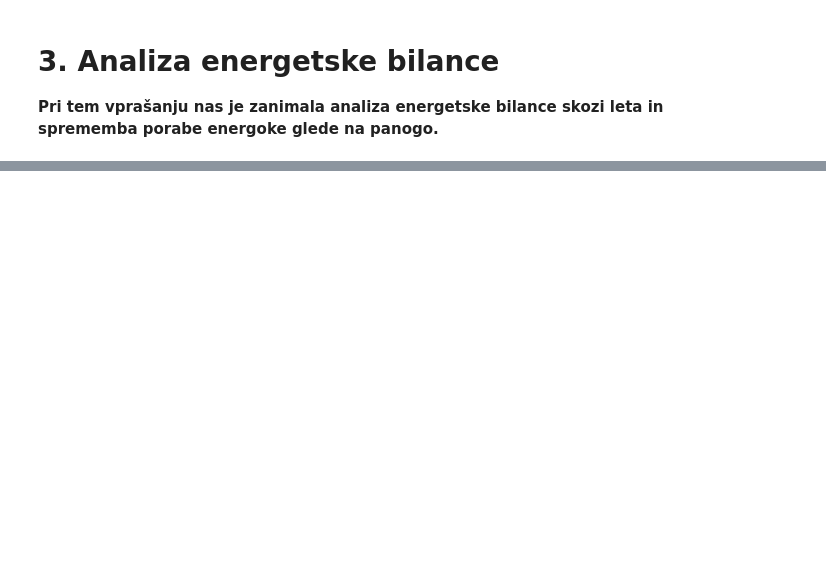
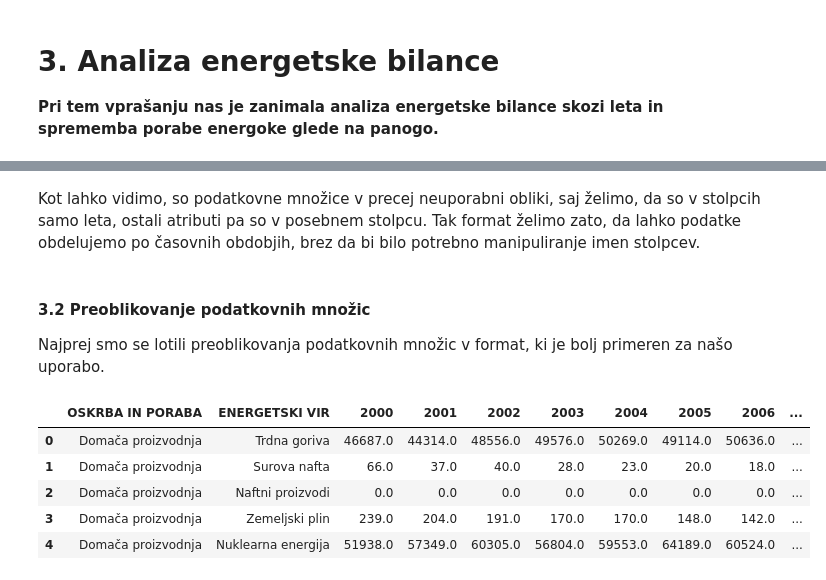
Before and after one commit to cugalord/PR21_NVZ-LS-BK-NZ, a Jupyter notebook: src/energy_balance_analysis.ipynb, the cells around one changed output, grey strips where cells are left out. Cells and saved outputs as stored; diff of their text form; code cells hidden in the pictures; blank space fills up the shorter version.

```diff
--- a/src/energy_balance_analysis.ipynb
+++ b/src/energy_balance_analysis.ipynb
@@ -44,0 +35,47 @@ Energetska poraba
+# %% [markdown]
+Kot lahko vidimo, so podatkovne množice v precej neuporabni obliki, saj želimo, da so v stolpcih samo leta, ostali atributi pa so v posebnem stolpcu. Tak format želimo zato, da lahko podatke obdelujemo po časovnih obdobjih, brez da bi bilo potrebno manipuliranje imen stolpcev.
+# %% [markdown]
+#### 3.2 Preoblikovanje podatkovnih množic
+
+Najprej smo se lotili preoblikovanja podatkovnih množic v format, ki je bolj primeren za našo uporabo.
+# %%
+# Get unique values of energy sources and years
+balance_sources = list(dict.fromkeys([' '.join(col.split()[1:]) for col in energy_balance.columns[1:]]))
+balance_years = sorted(list(set([col.split()[0] for col in energy_balance.columns[1:]])))
+
+# Create new dataframe
+balance = pd.DataFrame()
+
+# Add needed columns to dataframe
+balance.insert(0, 'OSKRBA IN PORABA', '')
+balance.insert(1, 'ENERGETSKI VIR', '')
+count = 2
+for year in balance_years:
+    balance.insert(count, year, np.nan)
+    count += 1
+
+## Fill dataframe with data
+# Add first two columns
+for oip in energy_balance['OSKRBA IN PORABA']:
+    for source in balance_sources:
+        balance.loc[len(balance.index)] = [oip, source] + [np.nan] * len(balance_years)
+
+# Add values from Energetska bilanca.csv
+for col in energy_balance.columns[1:]:
+    # Extract year and energy source from column name
+    year = col.split()[0]
+    source = ' '.join(col.split()[1:])
+    # Loop throug all rows in dataframe and add value to appropriate cell
+    for index, row in energy_balance.iterrows():
+        if row[col] != '-':
+            balance.loc[(balance['OSKRBA IN PORABA'] == row['OSKRBA IN PORABA']) & (balance['ENERGETSKI VIR'] == source), year] = row[col]
+
+
+mu.display_side_by_side(balance.head())
+# %% [output]
+|  | OSKRBA IN PORABA | ENERGETSKI VIR | 2000 | 2001 | 2002 | 2003 | 2004 | 2005 | 2006 | ... |
+| 0 | Domača proizvodnja | Trdna goriva | 46687.0 | 44314.0 | 48556.0 | 49576.0 | 50269.0 | 49114.0 | 50636.0 | ... |
+| 1 | Domača proizvodnja | Surova nafta | 66.0 | 37.0 | 40.0 | 28.0 | 23.0 | 20.0 | 18.0 | ... |
+| 2 | Domača proizvodnja | Naftni proizvodi | 0.0 | 0.0 | 0.0 | 0.0 | 0.0 | 0.0 | 0.0 | ... |
+| 3 | Domača proizvodnja | Zemeljski plin | 239.0 | 204.0 | 191.0 | 170.0 | 170.0 | 148.0 | 142.0 | ... |
+| 4 | Domača proizvodnja | Nuklearna energija | 51938.0 | 57349.0 | 60305.0 | 56804.0 | 59553.0 | 64189.0 | 60524.0 | ... |
```
Also changed, not shown: parts of 23 cells of this notebook, 9 other files.
